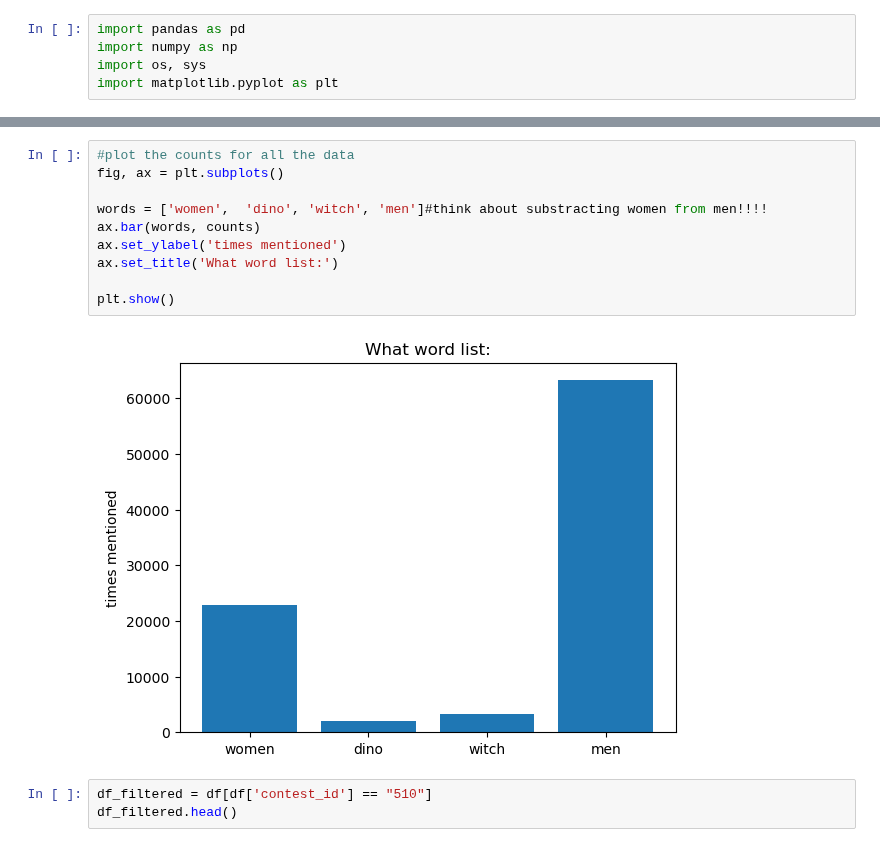
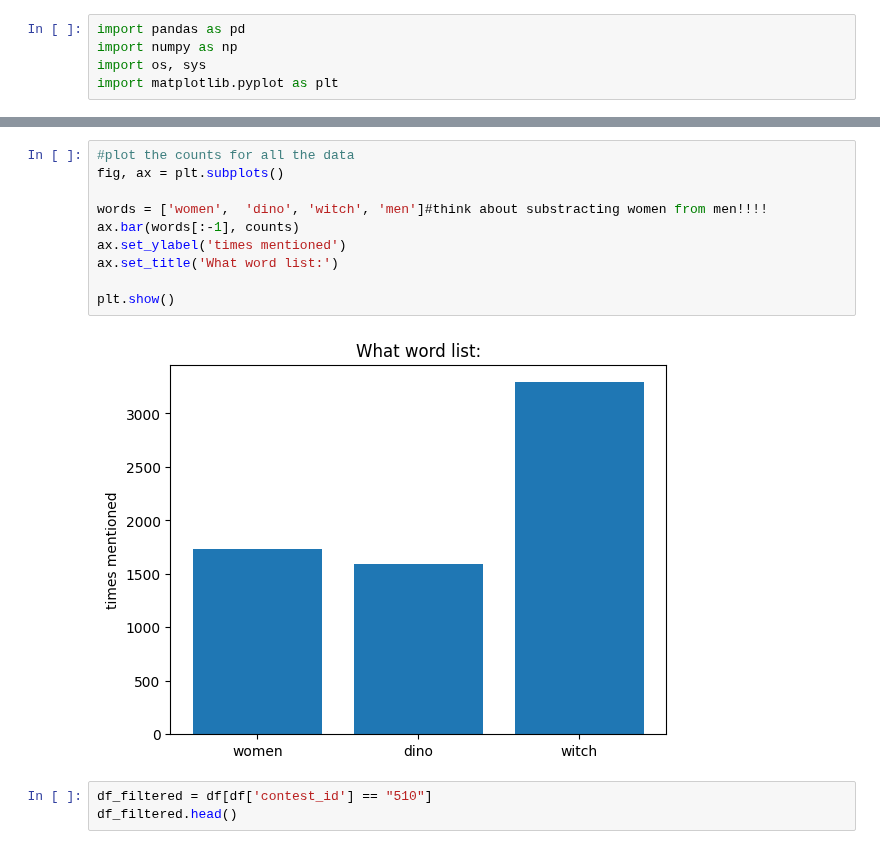
Before and after one commit to epfl-ada/ada-2025-project-data_dinosaur, a Jupyter notebook: load_csv.ipynb, the cells around one changed output, grey strips where cells are left out. Drawn from its saved outputs; the diff is of its cells as text.

```diff
--- a/load_csv.ipynb
+++ b/load_csv.ipynb
@@ -174,15 +188,15 @@ plt.plot(all_counts)
 # %%
 #plot the counts for all the data
 fig, ax = plt.subplots()
 
 words = ['women',  'dino', 'witch', 'men']#think about substracting women from men!!!!
-ax.bar(words, counts)
+ax.bar(words[:-1], counts)
 ax.set_ylabel('times mentioned')
 ax.set_title('What word list:')
 
 plt.show()
 # %% [output]
-[figure, old version]
+[figure, new version]
 # %%
 df_filtered = df[df['contest_id'] == "510"]
 df_filtered.head()
```
Also changed, not shown: parts of 13 cells of this notebook, 5 other files.
